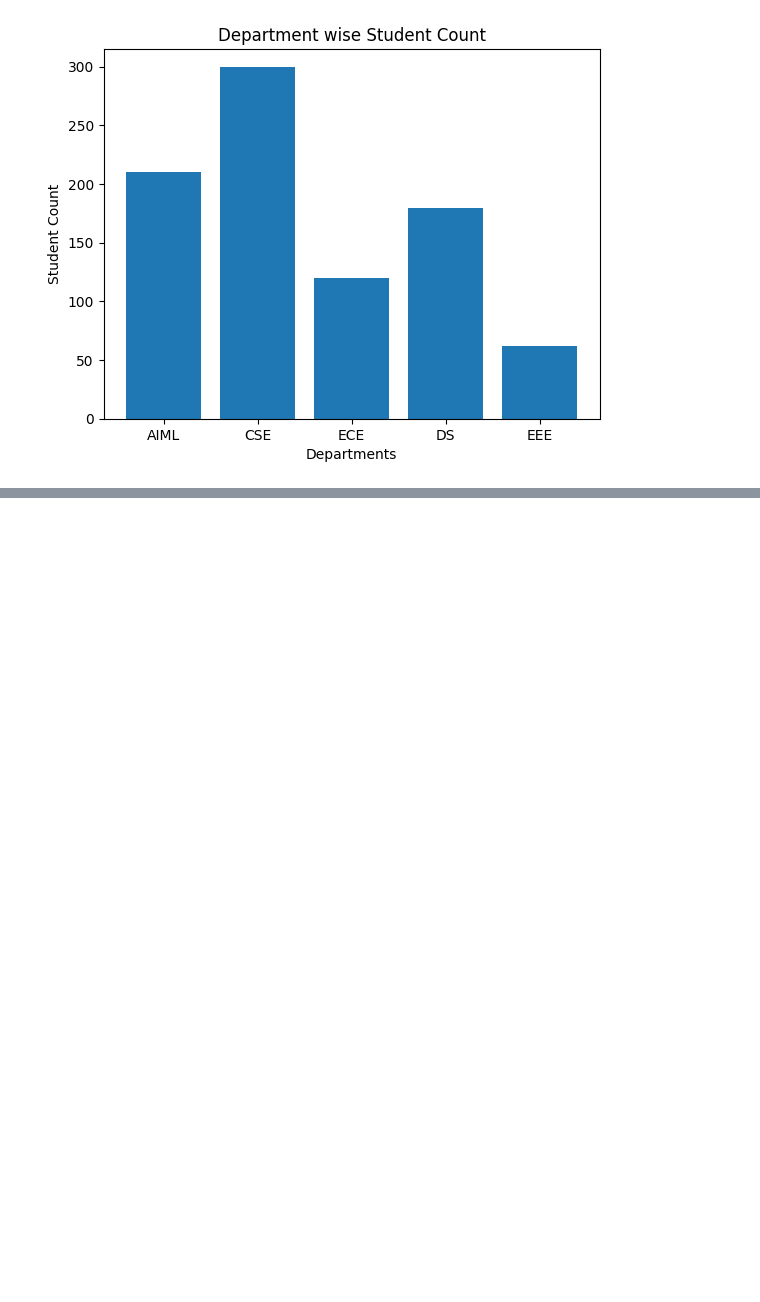
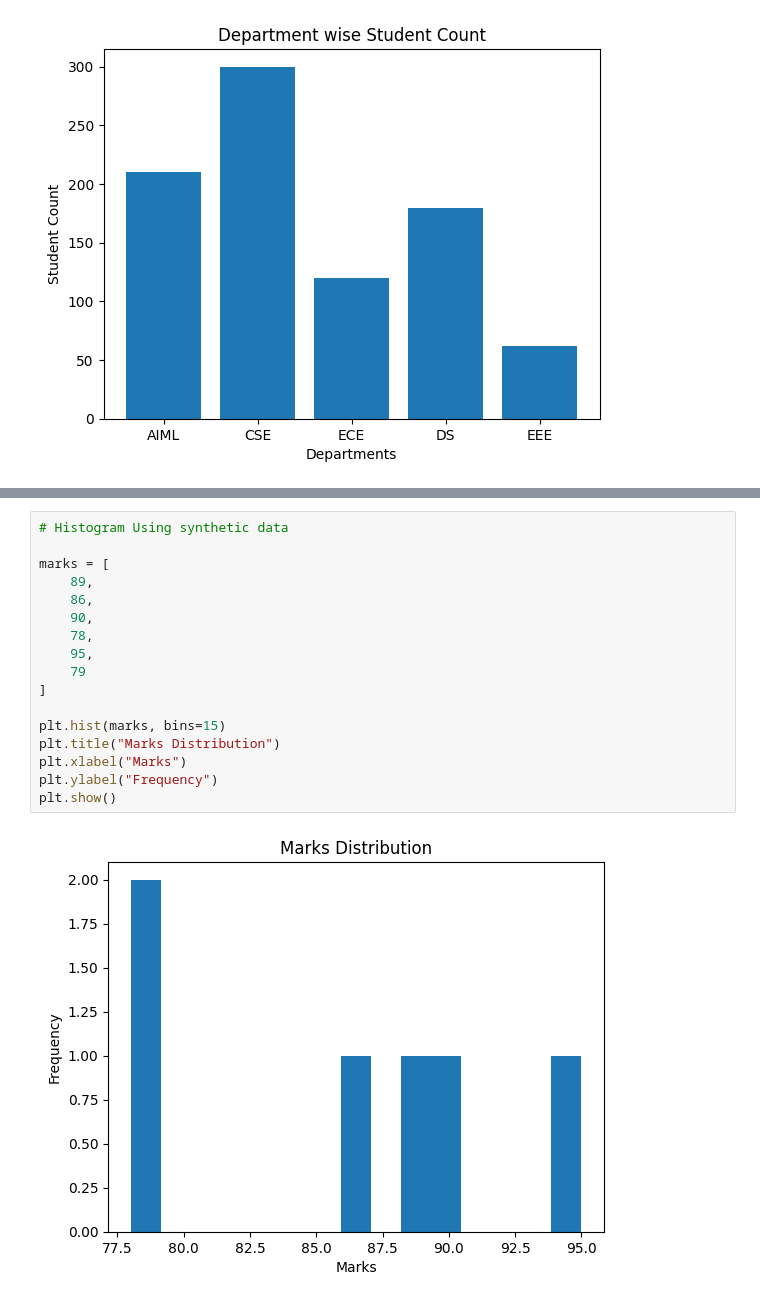
Before and after one commit to Kartheek-777/TNS-Training, a Jupyter notebook: Python_Libraries.ipynb, the cells around one changed output, grey strips where cells are left out. Drawn from its saved outputs; the diff is of its cells as text; blank space fills up the shorter version.

```diff
--- a/Python_Libraries.ipynb
+++ b/Python_Libraries.ipynb
@@ -188,0 +215,19 @@ plt.show()
+# %%
+# Histogram Using synthetic data
+
+marks = [
+    89,
+    86,
+    90,
+    78,
+    95,
+    79
+]
+
+plt.hist(marks, bins=15)
+plt.title("Marks Distribution")
+plt.xlabel("Marks")
+plt.ylabel("Frequency")
+plt.show()
+# %% [output]
+[figure, added]
```
Also changed, not shown: parts of 9 cells of this notebook.
